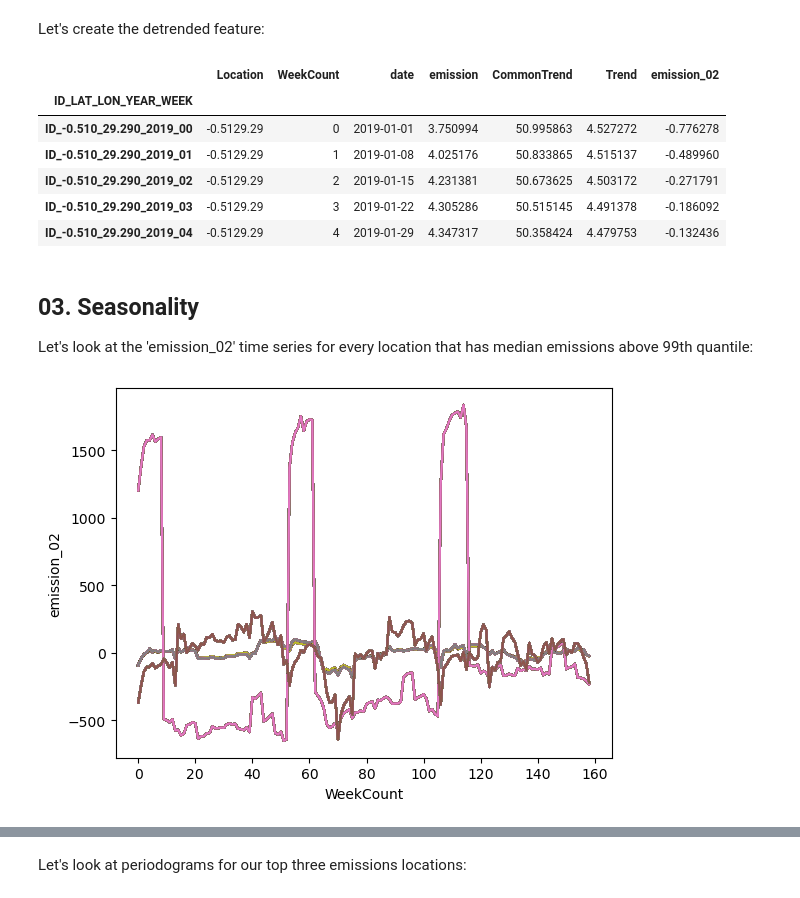
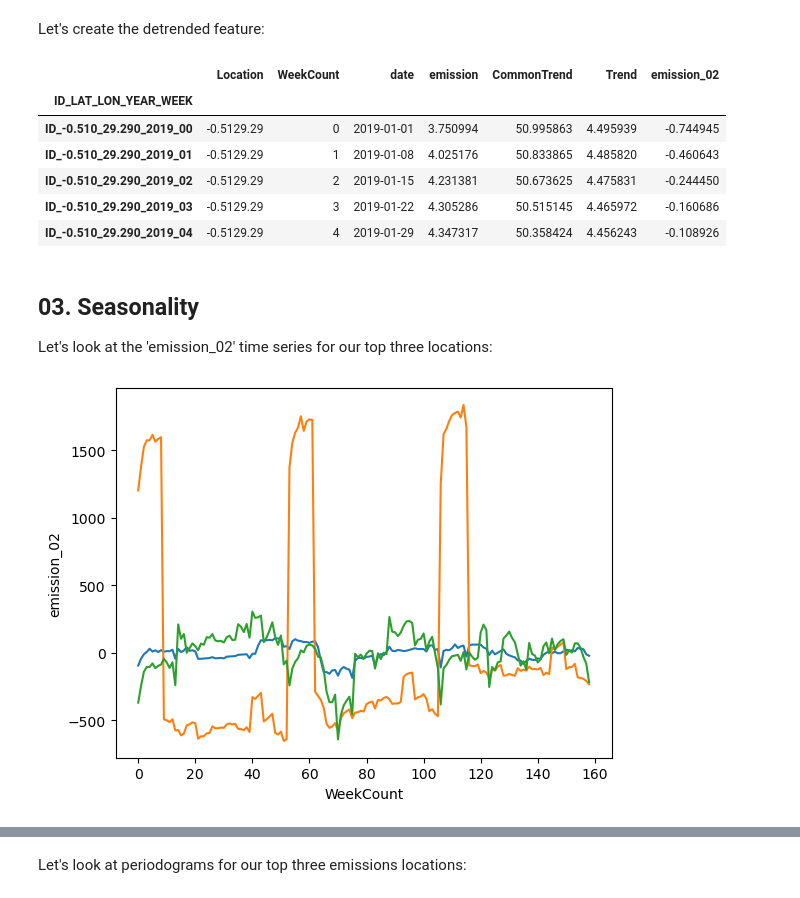
Before and after one commit to NickVasenkov/CO2-Emissions, a Jupyter notebook: CO2 Emissions 2.ipynb, the cells around one changed output, grey strips where cells are left out. Drawn from its saved outputs; the diff is of its cells as text; code cells hidden in the pictures.

```diff
--- a/CO2 Emissions 2.ipynb
+++ b/CO2 Emissions 2.ipynb
@@ -110,8 +114,8 @@ quantile = train_from_part_1['emission'].quantile(0.95)
 
 import matplotlib.pyplot as plt
 
-for location in train_from_part_1.loc[train_from_part_1['Location_enc'] > quantile, 'Location']:
-    series = train_from_part_1.loc[train_from_part_1['Location'] == location, 'emission']
+for location in train_and_cv.loc[train_from_part_1['Location_enc'] > quantile, 'Location']:
+    series = train_and_cv.loc[train_and_cv['Location'] == location, 'emission']
     plt.plot(range(len(series)), series)
 plt.show()
 # %% [output]
@@ -259,7 +263,7 @@ Let's look at the trend example for the 3 Locations with the highest median emis
 
 for location in top_three_locations:
 
-    sns.lineplot(data = train_from_part_1[train_from_part_1['Location'] == location], x='WeekCount', y='emission', label='Emission')
+    sns.lineplot(data = train_and_cv[train_and_cv['Location'] == location], x='WeekCount', y='emission', label='Emission')
     sns.lineplot(data = train[train['Location'] == location], x='WeekCount', y='Trend', label='Trained')
     sns.lineplot(data = cv[cv['Location'] == location], x='WeekCount', y='Trend', label='Predicted')
     plt.legend()
@@ -304,20 +307,16 @@ Good, that worked. Now we have to do the following steps:
 Let's start:
 # %%
 %%time
-
-# Prepare a new test DataFrame with new features
-test = pd.DataFrame(test_from_part_1.loc[:, ['Location', 'WeekCount', 'date']])
-
 
 # Recalculate trends on the whole available data
 for location in train['Location'].unique():
     # Create time series
-    series = pd.Series(train_from_part_1.loc[train_from_part_1['Location'] == location, 'emission'].values, \
-                   index=train_from_part_1.loc[train_from_part_1['Location'] == location, 'date'])
+    series = pd.Series(train_and_cv.loc[train_and_cv['Location'] == location, 'emission'].values, \
+                   index=train_and_cv.loc[train_and_cv['Location'] == location, 'date'])
     series.index = series.index.to_period('W')
     #Save indices
-    old_train_index = train_from_part_1[train_from_part_1['Location'] == location].index
-    old_test_index = test[test['Location'] == location].index
+    train_and_cv_index = train_and_cv[train_and_cv['Location'] == location].index
+    test_index = test[test['Location'] == location].index
 
     order = 2
 
@@ -331,20 +330,15 @@ for location in train['Location'].unique():
     lr = LinearRegression(fit_intercept=False)
     lr.fit(X, series)
 
-    y_pred = pd.Series(lr.predict(X), index=old_train_index)
+    y_pred = pd.Series(lr.predict(X), index=train_and_cv_index)
 
-    # Break the calculated trend on a train and cv parts
-    y_pred_train = y_pred[: train_weeks]
-    y_pred_cv = y_pred[train_weeks: ]
-
-    train.loc[y_pred_train.index, 'Trend'] = y_pred_train
-    cv.loc[y_pred_cv.index, 'Trend'] = y_pred_cv
+    train_and_cv.loc[train_and_cv_index, 'Trend'] = y_pred
 
     # Continue trend on the test set:
 
     X = dp.out_of_sample(steps=test_weeks)
 
-    y_pred = pd.Series(lr.predict(X), index=old_test_index)
+    y_pred = pd.Series(lr.predict(X), index=test_index)
 
-    test.loc[old_test_index, 'Trend'] = y_pred
+    test.loc[test_index, 'Trend'] = y_pred
 # %% [output]
@@ -357,9 +351,8 @@ Let's look at the trend examples for our top three Locations:
 
 for location in top_three_locations:
 
-    sns.lineplot(data = train_from_part_1[train_from_part_1['Location'] == location], x='WeekCount', y='emission', label='Emission')
-    sns.lineplot(data = train[train['Location'] == location], x='WeekCount', y='Trend', label='Trained', c='b')
-    sns.lineplot(data = cv[cv['Location'] == location], x='WeekCount', y='Trend', label='Trained', c='b')
+    sns.lineplot(data = train_and_cv[train_and_cv['Location'] == location], x='WeekCount', y='emission', label='Emission')
+    sns.lineplot(data = train_and_cv[train_and_cv['Location'] == location], x='WeekCount', y='Trend', label='Trained', c='b')
     sns.lineplot(data = test[test['Location'] == location], x='WeekCount', y='Trend', label='Predicted')
     plt.legend()
     plt.show()
@@ -389,31 +388,33 @@ scores_df
 # %% [markdown]
 Let's create the detrended feature:
 # %%
-for data in [train, cv]:
+for data in [train, cv, train_and_cv]:
     data['emission_' + study_number] = data['emission'] - data['Trend']
 
+train.to_csv('new_datasets/train_2_' + study_number + '.csv')
+cv.to_csv('new_datasets/cv_2_' + study_number + '.csv')
+
 train.head()
 # %% [output]
 |  | Location | WeekCount | date | emission | CommonTrend | Trend | emission_02 |
 | ID_LAT_LON_YEAR_WEEK |  |  |  |  |  |  |  |
-| ID_-0.510_29.290_2019_00 | -0.5129.29 | 0 | 2019-01-01 | 3.750994 | 50.995863 | 4.527272 | -0.776278 |
-| ID_-0.510_29.290_2019_01 | -0.5129.29 | 1 | 2019-01-08 | 4.025176 | 50.833865 | 4.515137 | -0.489960 |
-| ID_-0.510_29.290_2019_02 | -0.5129.29 | 2 | 2019-01-15 | 4.231381 | 50.673625 | 4.503172 | -0.271791 |
-| ID_-0.510_29.290_2019_03 | -0.5129.29 | 3 | 2019-01-22 | 4.305286 | 50.515145 | 4.491378 | -0.186092 |
-| ID_-0.510_29.290_2019_04 | -0.5129.29 | 4 | 2019-01-29 | 4.347317 | 50.358424 | 4.479753 | -0.132436 |
+| ID_-0.510_29.290_2019_00 | -0.5129.29 | 0 | 2019-01-01 | 3.750994 | 50.995863 | 4.495939 | -0.744945 |
+| ID_-0.510_29.290_2019_01 | -0.5129.29 | 1 | 2019-01-08 | 4.025176 | 50.833865 | 4.485820 | -0.460643 |
+| ID_-0.510_29.290_2019_02 | -0.5129.29 | 2 | 2019-01-15 | 4.231381 | 50.673625 | 4.475831 | -0.244450 |
+| ID_-0.510_29.290_2019_03 | -0.5129.29 | 3 | 2019-01-22 | 4.305286 | 50.515145 | 4.465972 | -0.160686 |
+| ID_-0.510_29.290_2019_04 | -0.5129.29 | 4 | 2019-01-29 | 4.347317 | 50.358424 | 4.456243 | -0.108926 |
 # %% [markdown]
 ## 03. Seasonality
 
-Let's look at the 'emission_02' time series for every location that has median emissions above 99th quantile:
+Let's look at the 'emission_02' time series for our top three locations:
 # %%
 %%time
 
 study_number = '03'
 
-quantile = train_from_part_1['emission'].quantile(0.99)
 
-for location in train_from_part_1.loc[train_from_part_1['Location_enc'] > quantile, 'Location']:
-    sns.lineplot(data=pd.concat([train[train['Location'] == location], cv[cv['Location'] == location]]), x='WeekCount', y='emission_02')
+for location in top_three_locations:
+    sns.lineplot(data=train_and_cv[train_and_cv['Location'] == location], x='WeekCount', y='emission_02')
 plt.show()
 # %% [output]
-[figure, old version]
+[figure, new version]
```
Also changed, not shown: parts of 57 cells of this notebook, 55 other files.
